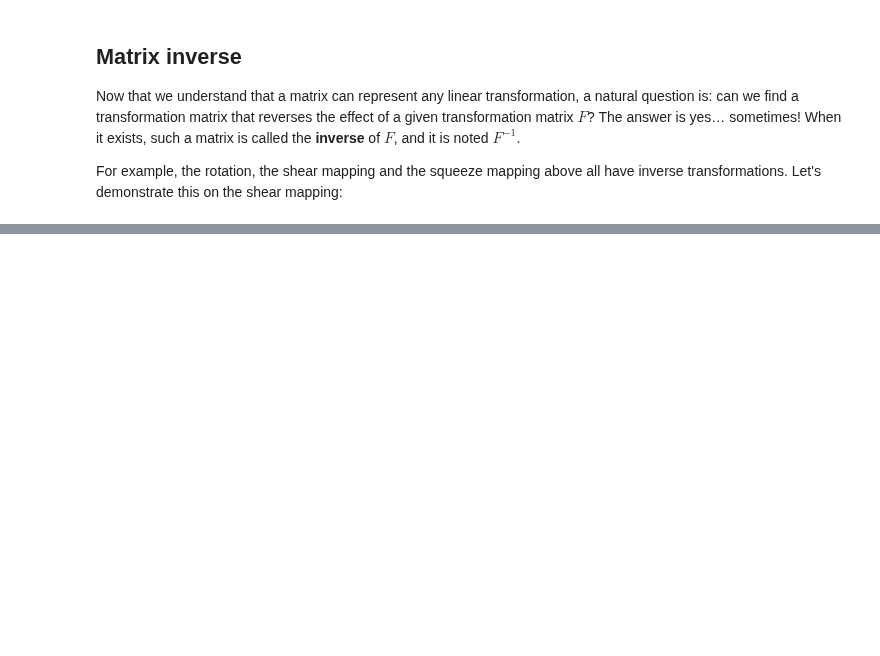
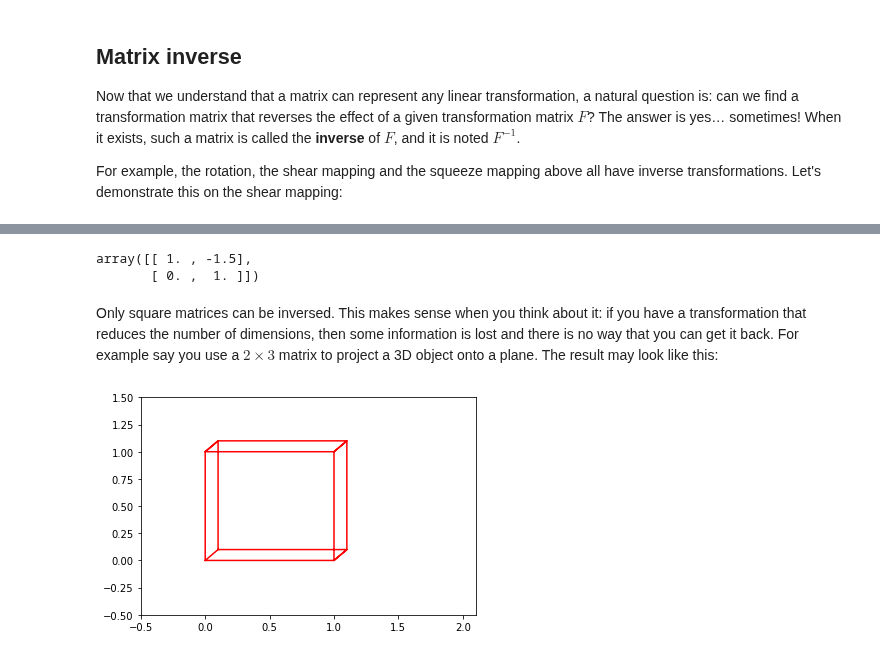
Before and after one commit to jackhwl/OpenCV, a Jupyter notebook: HandOn_MachineLearning/3/math_linear_algebra.ipynb, the cells around one changed output, grey strips where cells are left out. Cells and saved outputs as stored; diff of their text form; code cells hidden in the pictures; blank space fills up the shorter version.

Commit message:
Matrix inverse

```diff
--- a/HandOn_MachineLearning/3/math_linear_algebra.ipynb
+++ b/HandOn_MachineLearning/3/math_linear_algebra.ipynb
@@ -1310,0 +1328,16 @@ For example, the rotation, the shear mapping and the squeeze mapping above all h
+# %%
+F_inv_shear = LA.inv(F_shear)
+F_inv_shear
+# %% [output]
+array([[ 1. , -1.5],
+       [ 0. ,  1. ]])
+# %% [markdown]
+Only square matrices can be inversed. This makes sense when you think about it: if you have a transformation that reduces the number of dimensions, then some information is lost and there is no way that you can get it back. For example say you use a $2 \times 3$ matrix to project a 3D object onto a plane. The result may look like this:
+# %%
+plt.plot([0, 0, 1, 1, 0, 0.1, 0.1, 0, 0.1, 1.1, 1.0, 1.1, 1.1, 1.0, 1.1, 0.1],
+         [0, 1, 1, 0, 0, 0.1, 1.1, 1.0, 1.1, 1.1, 1.0, 1.1, 0.1, 0, 0.1, 0.1],
+         "r-")
+plt.axis([-0.5, 2.1, -0.5, 1.5])
+plt.show()
+# %% [output]
+[figure, added]
```
Also changed, not shown: parts of 18 cells of this notebook.
